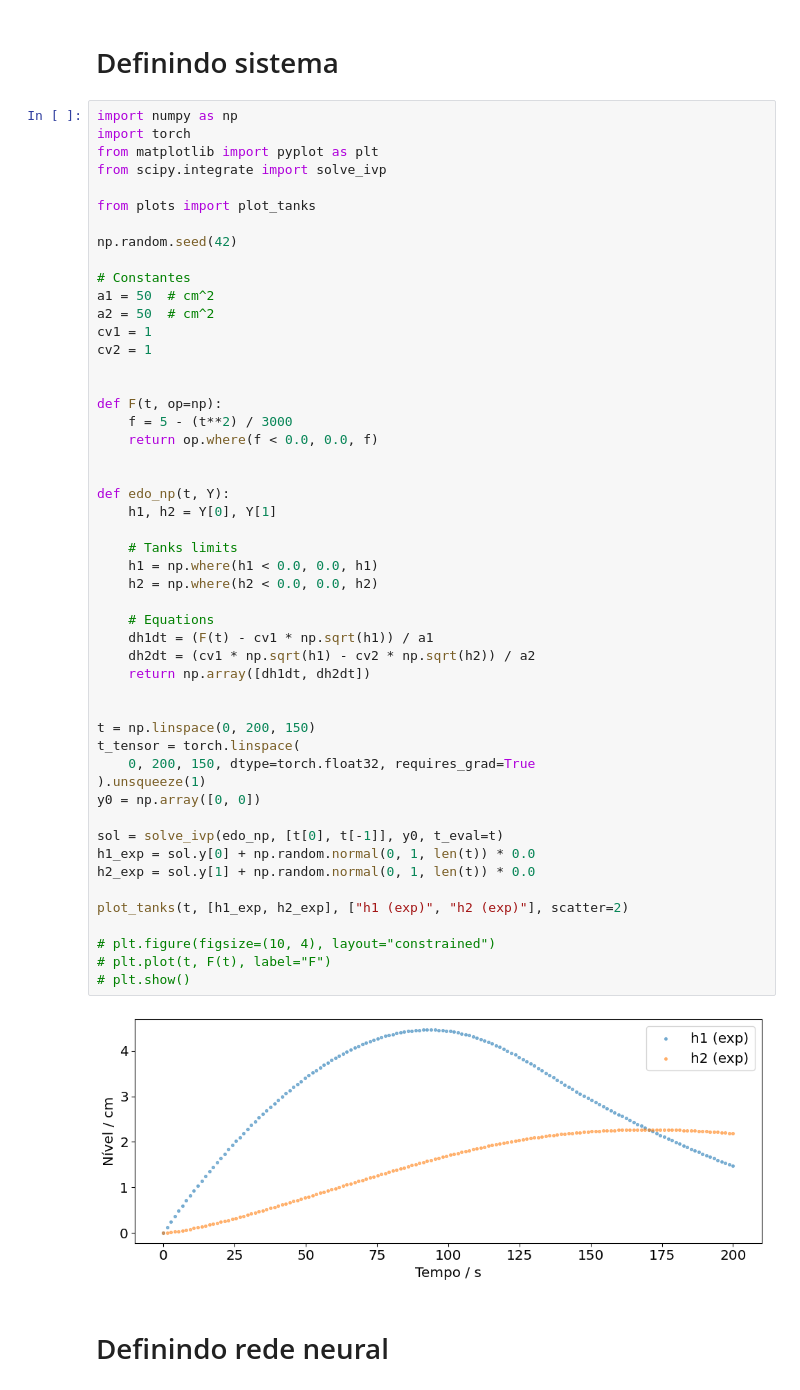
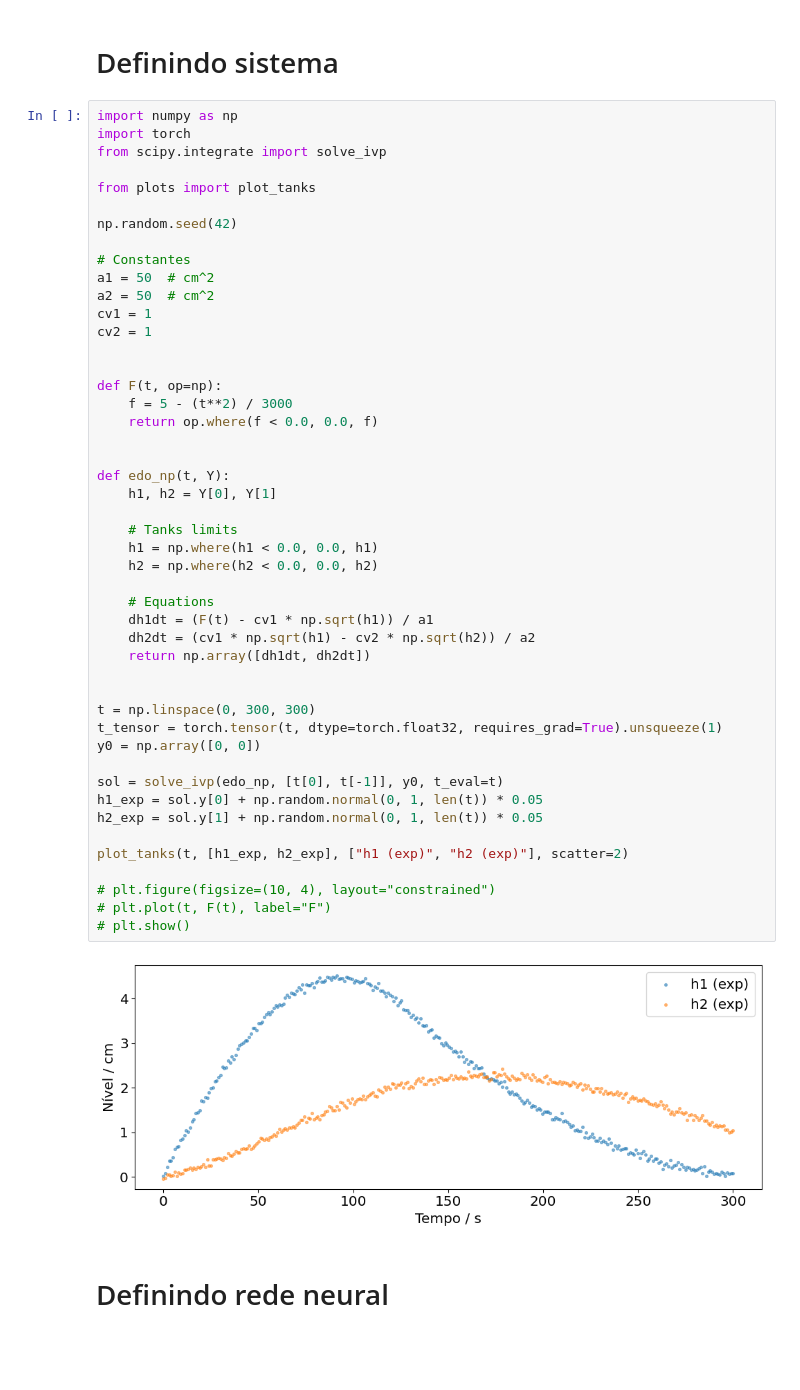
Before and after one commit to silash35/ENGG11, a Jupyter notebook: src/pinn-optimization.ipynb, the cells around one changed output. Drawn from its saved outputs; the diff is of its cells as text; blank space fills up the shorter version.

```diff
--- a/src/pinn-optimization.ipynb
+++ b/src/pinn-optimization.ipynb
@@ -3,7 +3,6 @@
 # %%
 import numpy as np
 import torch
-from matplotlib import pyplot as plt
 from scipy.integrate import solve_ivp
 
 from plots import plot_tanks
@@ -18,40 +17,38 @@ cv2 = 1
 
 
 def F(t, op=np):
     f = 5 - (t**2) / 3000
     return op.where(f < 0.0, 0.0, f)
 
 
 def edo_np(t, Y):
     h1, h2 = Y[0], Y[1]
 
     # Tanks limits
     h1 = np.where(h1 < 0.0, 0.0, h1)
     h2 = np.where(h2 < 0.0, 0.0, h2)
 
     # Equations
     dh1dt = (F(t) - cv1 * np.sqrt(h1)) / a1
     dh2dt = (cv1 * np.sqrt(h1) - cv2 * np.sqrt(h2)) / a2
     return np.array([dh1dt, dh2dt])
 
 
-t = np.linspace(0, 200, 150)
-t_tensor = torch.linspace(
-    0, 200, 150, dtype=torch.float32, requires_grad=True
-).unsqueeze(1)
+t = np.linspace(0, 300, 300)
+t_tensor = torch.tensor(t, dtype=torch.float32, requires_grad=True).unsqueeze(1)
 y0 = np.array([0, 0])
 
 sol = solve_ivp(edo_np, [t[0], t[-1]], y0, t_eval=t)
-h1_exp = sol.y[0] + np.random.normal(0, 1, len(t)) * 0.0
-h2_exp = sol.y[1] + np.random.normal(0, 1, len(t)) * 0.0
+h1_exp = sol.y[0] + np.random.normal(0, 1, len(t)) * 0.05
+h2_exp = sol.y[1] + np.random.normal(0, 1, len(t)) * 0.05
 
 plot_tanks(t, [h1_exp, h2_exp], ["h1 (exp)", "h2 (exp)"], scatter=2)
 
 # plt.figure(figsize=(10, 4), layout="constrained")
 # plt.plot(t, F(t), label="F")
 # plt.show()
 # %% [output]
-[figure, old version]
+[figure, new version]
 # %% [markdown]
 # Definindo rede neural
 # %%
```
Also changed, not shown: parts of 4 cells of this notebook.
